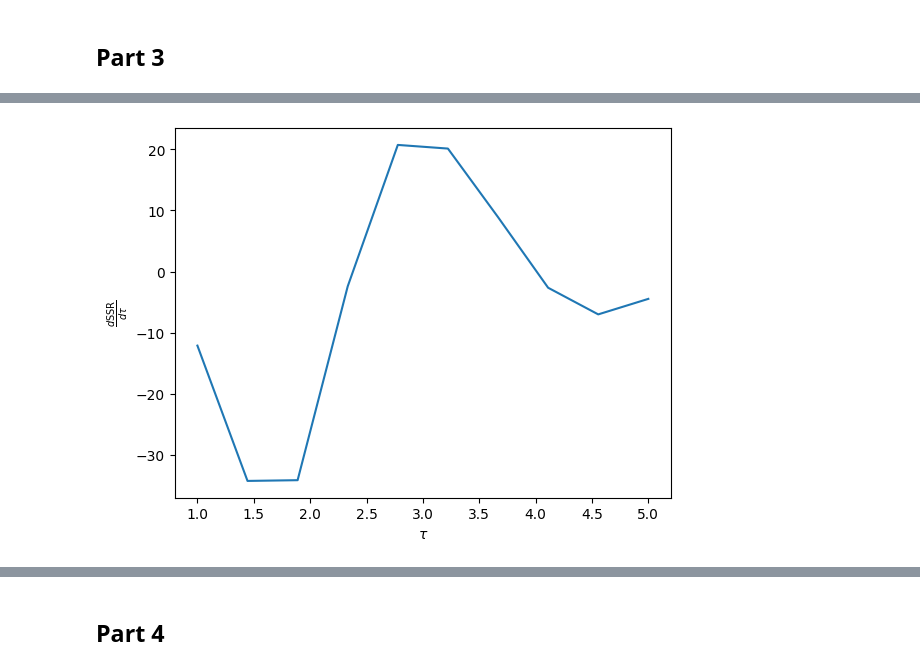
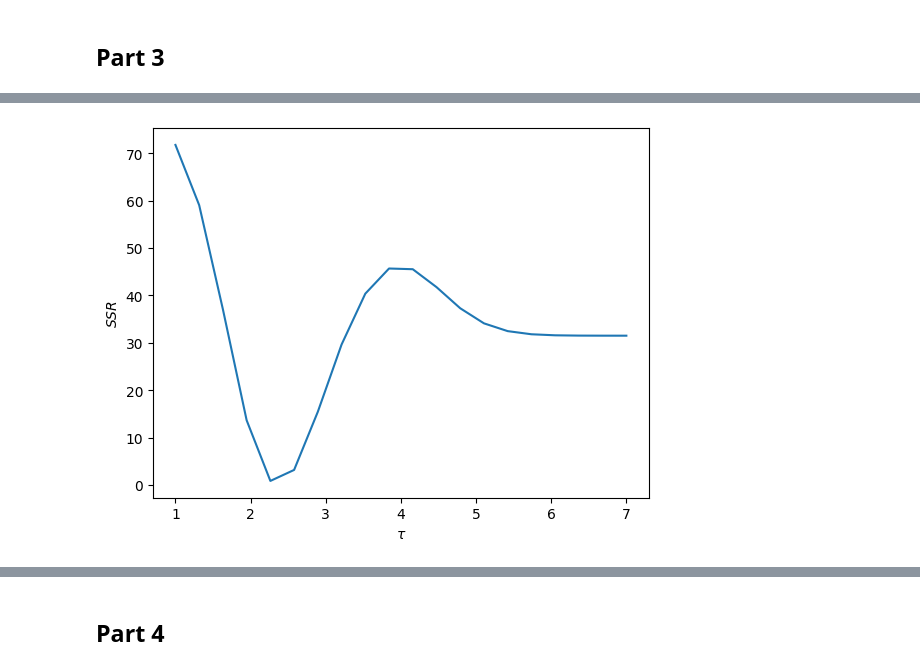
Before and after one commit to simengaasland/MOD510-Projects, a Jupyter notebook: Project 3/Project3_Report.ipynb, the cells around one changed output, grey strips where cells are left out. Drawn from its saved outputs; the diff is of its cells as text; code cells hidden in the pictures.

```diff
--- a/Project 3/Project3_Report.ipynb
+++ b/Project 3/Project3_Report.ipynb
@@ -396,11 +412,12 @@ plt.show()
 # %%
-def cd_n(r, t, n, tau, inj_pro = rect_1s):
+@njit
+def cd_n(r, t, n_tanks, tau, inj_pro = rect_1s):
     c_in = inj_pro(t)
-    rp = np.zeros(n)
+    rp = np.zeros(n_tanks)
 
-    for i in range(n):
+    for i in range(n_tanks):
         if i == 0:
-            rp[0] =  (n/tau) * (c_in- r[i])
+            rp[0] =  (n_tanks/tau) * (c_in- r[i])
         else:
-            rp[i] =  (n/tau) * (r[i - 1] - r[i])
+            rp[i] =  (n_tanks/tau) * (r[i - 1] - r[i])
     return rp
@@ -407,17 +426,24 @@ def cd_n(r, t, n, tau, inj_pro = rect_1s):
 # %%
-n_tanks = 50
+#Number of tanks, this is adjusted manually
+n_tanks = 52
+
+#Initial conditions
 r0 = np.zeros(n_tanks)
 
+#Import data
 data = pd.read_csv('Data/Healthy_rect_1s.csv')
 t_data = data['Time'].to_numpy()
 c_data = data['Concentration'].to_numpy()
 
+#Calculate Sum of Squared Residuals (SSR)
 def ssr(tau):
-    solver = ODESolver(f=cd_n, t0=0, tf=5, h=1e-2, r0=r0,
-                   method='rk4', adaptive=False, args=(n_tanks, tau))
+    solver = ODESolver(f=cd_n, t0=0, tf=5, h=1e-3, r0=r0,
+                   method='fast_rk4', adaptive=False,
+                   args=(n_tanks, tau))
     t_model, c_model = solver.solve()
     c_out = np.interp(t_data, t_model, c_model[:, -1])
     return np.sum((c_data - c_out) ** 2)
 
+#Derivative of SSR
 def d_ssr(tau, delta_tau = 1e-3):
     return (ssr(tau + delta_tau) - ssr(tau)) / (2*delta_tau)
@@ -424,13 +452,16 @@ def d_ssr(tau, delta_tau = 1e-3):
 # %%
-tau_values = np.linspace(1 , 5,10)
-d_ssr_values = []
+#Do not need a very fine grid
+tau_values = np.linspace(1, 7, 20)
+ssr_values = []
 
+#Calculating SSR values based on tau
 for tau in tau_values:
-    d_ssr_values.append(d_ssr(tau))
+    ssr_values.append(ssr(tau))
 
-plt.plot(tau_values, d_ssr_values)
+#Plotting
+plt.plot(tau_values, ssr_values)
 plt.xlabel(r'$\tau$')
-plt.ylabel(r'$\frac{d \text{SSR}}{d \tau}$')
+plt.ylabel('$SSR$')
 plt.show()
 # %% [output]
-[figure, old version]
+[figure, new version]
```
Also changed, not shown: parts of 30 cells of this notebook.
